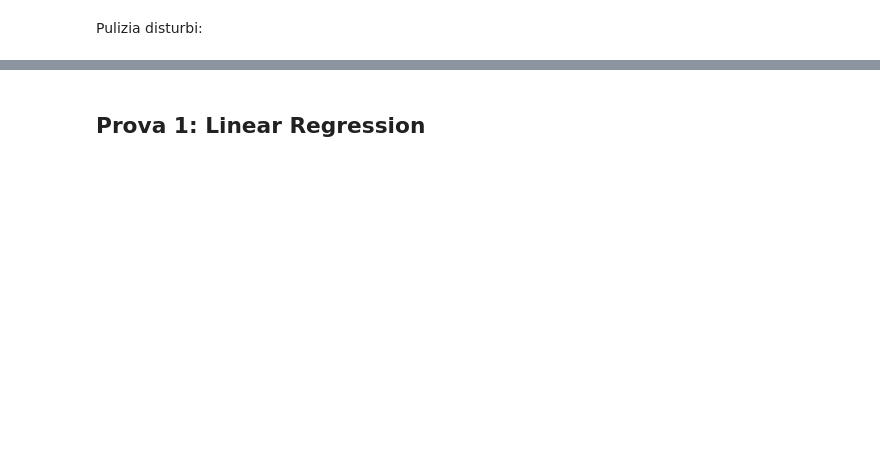
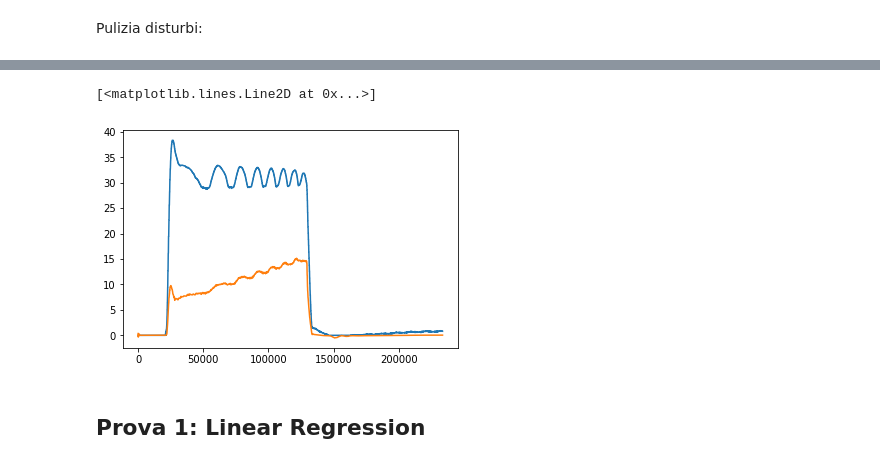
Before and after one commit to MarcoV02/bldc_project_work, a Jupyter notebook: modello_data_based.ipynb, the cells around one changed output, grey strips where cells are left out. Saved outputs shown, nothing was run; the diff lists cells and outputs as text; code cells hidden in the pictures; blank space fills up the shorter version.

```diff
--- a/modello_data_based.ipynb
+++ b/modello_data_based.ipynb
@@ -55,7 +75,11 @@ def pipeline(df):
   return X_np, Y_np
 # %%
 x_plt, y_plt = pipeline(df)
-plt.plot([x_plt.reshape(-1), y_plt])
+plt.plot(x_plt.reshape(-1))
+plt.plot(y_plt)
+# %% [output]
+[<matplotlib.lines.Line2D at 0x...>]
+[figure, added]
 # %% [markdown]
 ## Prova 1: Linear Regression
 # %%
```
Also changed, not shown: parts of 12 cells of this notebook.
